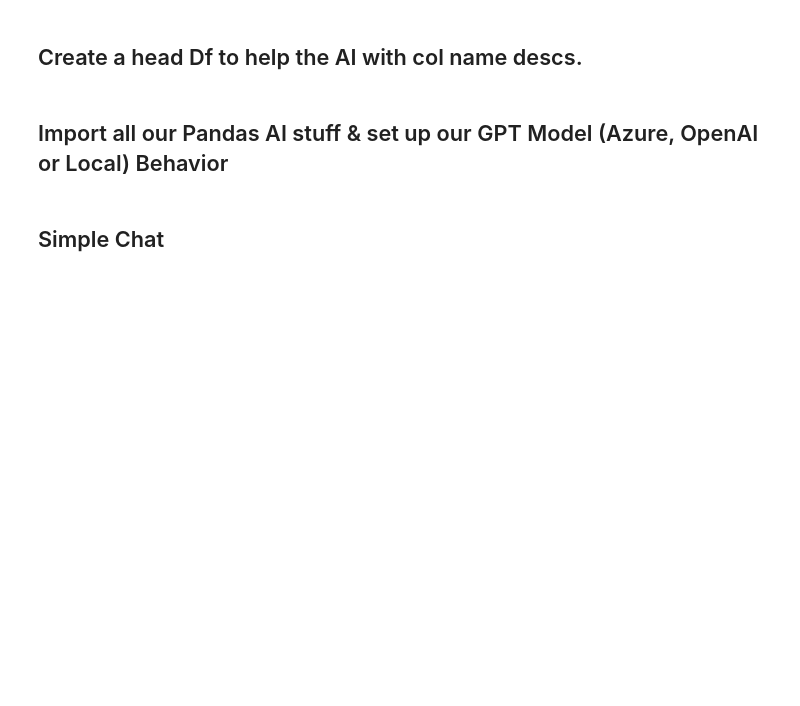
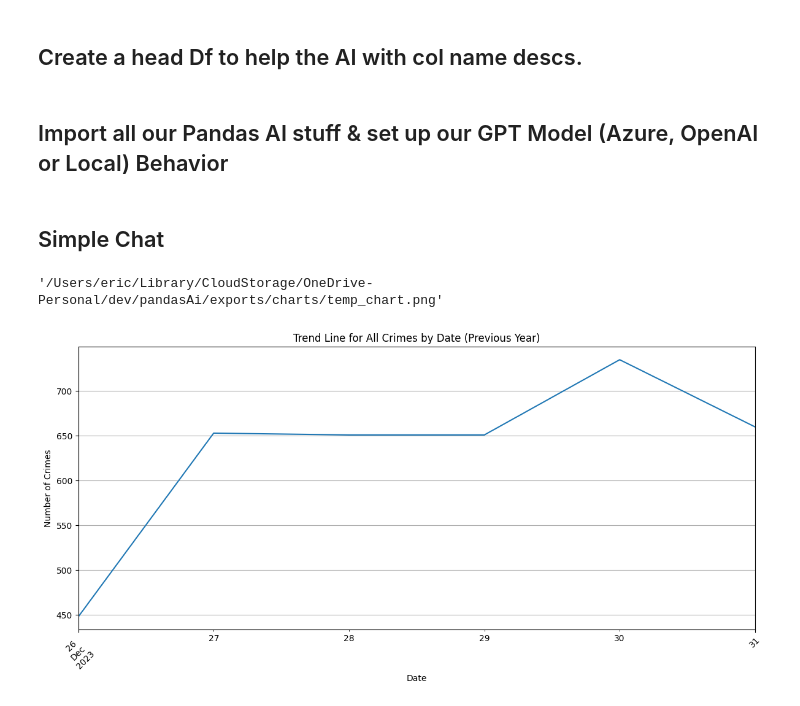
Before and after one commit to evogelpohl/pandasAi_Demos, a Jupyter notebook: chicago_crime_chat.ipynb, the cells around one changed output. Drawn from its saved outputs; the diff is of its cells as text; code cells hidden in the pictures; blank space fills up the shorter version.

```diff
--- a/chicago_crime_chat.ipynb
+++ b/chicago_crime_chat.ipynb
@@ -115,7 +136,10 @@ agent = Agent(crime, config={'llm': llm,
 # %% [markdown]
 ## Simple Chat
 # %%
-query = ''' Graph the top 10 crime by location_description and if the location_description is missing in any way, then make it say unknown.  '''
+query = ''' Graph a trend line for all crimes by date, for the previous year only.   '''
 agent.chat(query=query)
+# %% [output]
+'/Users/eric/Library/CloudStorage/OneDrive-Personal/dev/pandasAi/exports/charts/temp_chart.png'
+[figure, added]
 # %%
 print(agent.last_code_generated)
```
Also changed, not shown: parts of 6 cells of this notebook, 6 other files.
